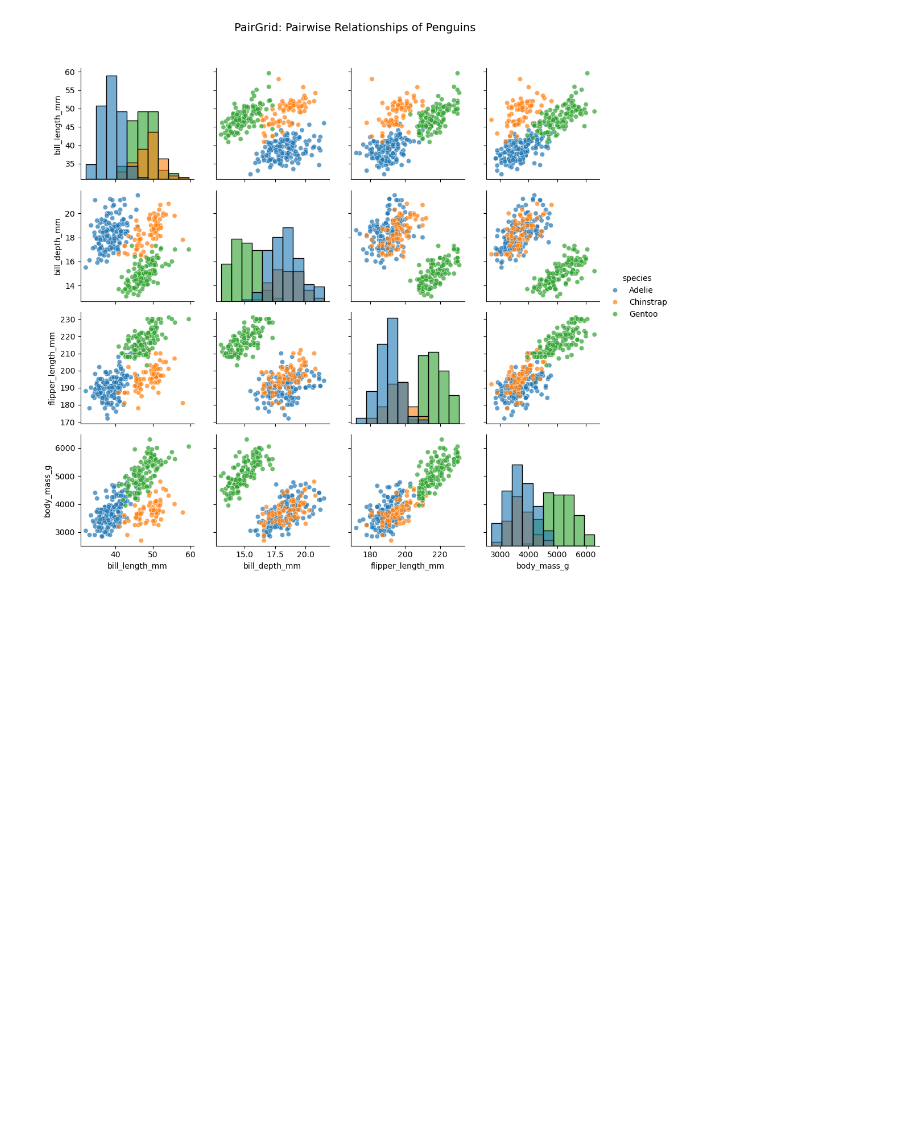
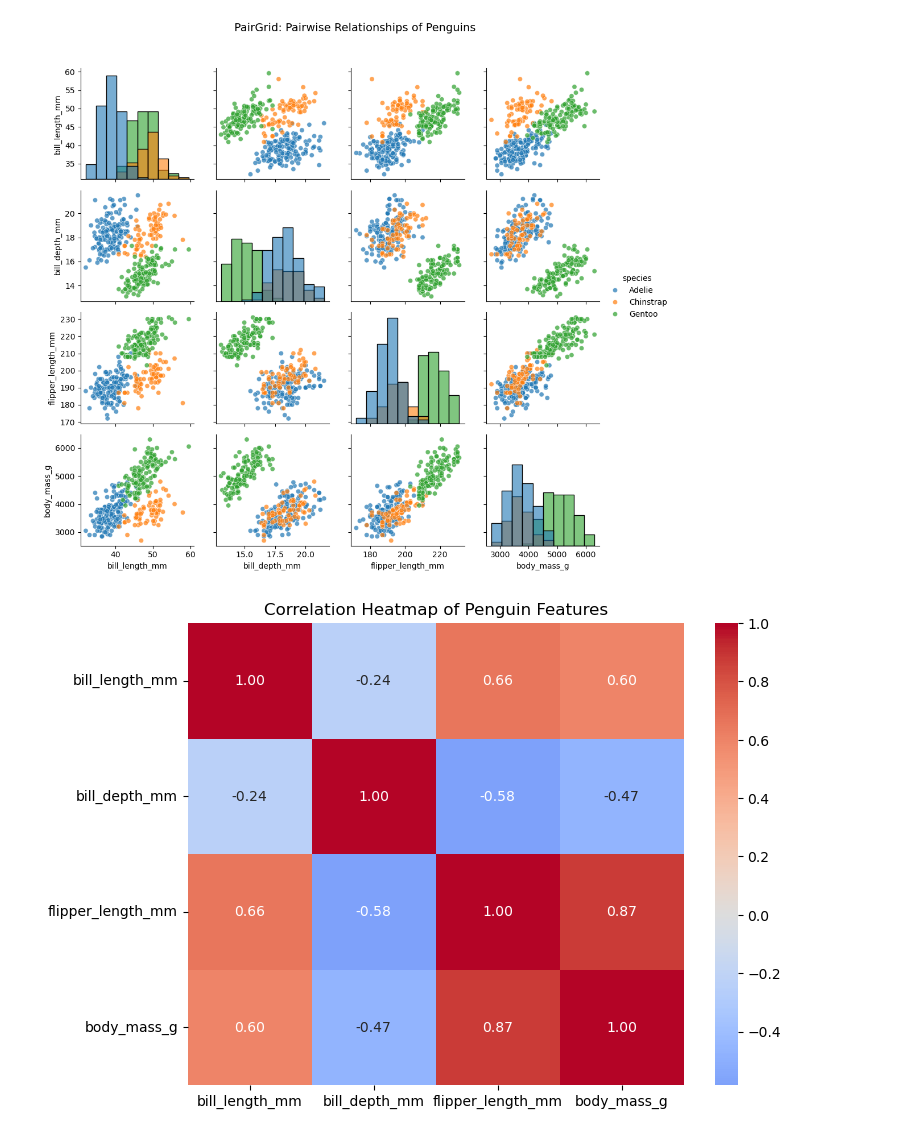
Before and after one commit to md-faiyazkhan/ml-practice, a Jupyter notebook: Seaborn/Seaborn.ipynb, the cells around one changed output. Saved outputs shown, nothing was run; the diff lists cells and outputs as text; code cells hidden in the pictures; blank space fills up the shorter version.

```diff
--- a/Seaborn/Seaborn.ipynb
+++ b/Seaborn/Seaborn.ipynb
@@ -443,3 +447,24 @@ g.fig.suptitle("PairGrid: Pairwise Relationships of Penguins", fontsize=14)
 plt.show()
 # %% [output]
 [figure]
+# %%
+# Heatmap of correlation matrix
+plt.figure(figsize=(8,6))
+
+# Correlation matrix of penguins numeric columns
+corr = penguins.corr(numeric_only=True)
+
+sns.heatmap(
+    corr,
+    annot=True,       # show correlation values
+    cmap="coolwarm",  # color palette
+    center=0,         # middle value
+    fmt=".2f"         # format of numbers
+)
+
+# Add title
+plt.title("Correlation Heatmap of Penguin Features")
+
+plt.show()
+# %% [output]
+[figure, added]
```
Also changed, not shown: parts of 3 cells of this notebook.
